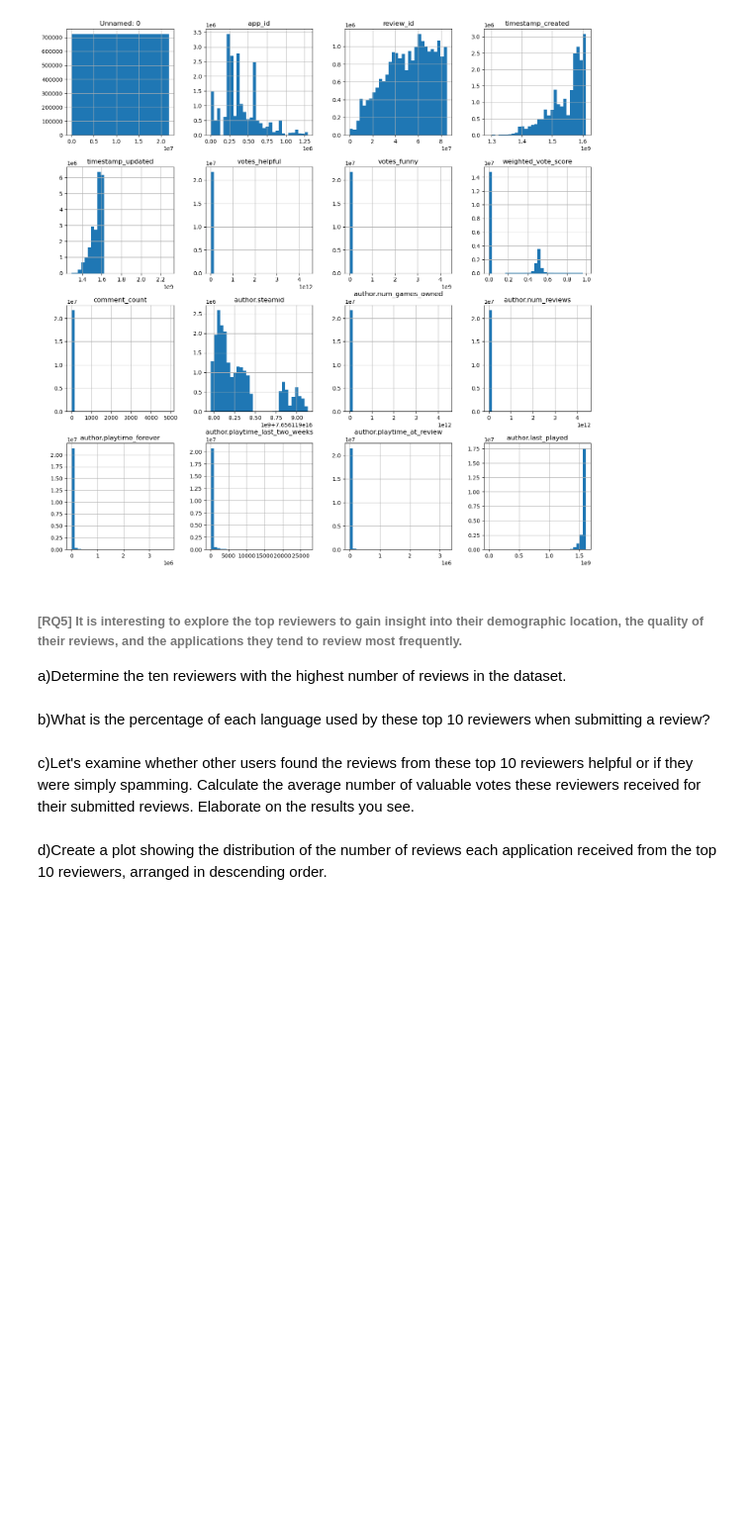
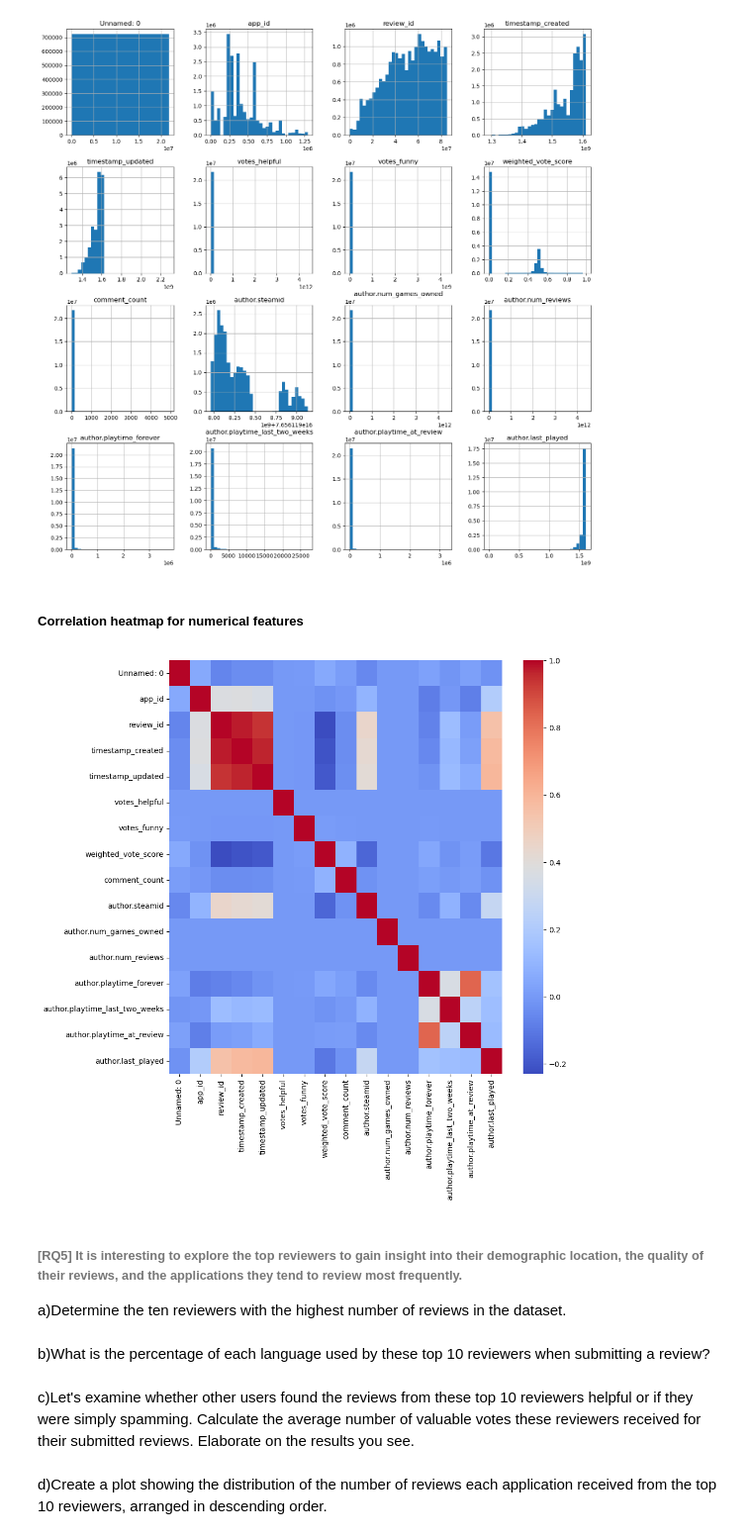
Before and after one commit to yaraoyoussef/ADM-HW2, a Jupyter notebook: main.ipynb, the cells around one changed output. Shown at 99% size. Drawn from its saved outputs; the diff is of its cells as text; code cells hidden in the pictures; blank space fills up the shorter version.

```diff
--- a/main.ipynb
+++ b/main.ipynb
@@ -99,3 +104,15 @@ df.hist(figsize=(17,17), bins=30)
 plt.show()
 # %% [output]
 [figure]
+# %% [markdown]
+##### Correlation heatmap for numerical features
+# %%
+# taking only numeric features
+numeric_df = df.select_dtypes(include=['float64', 'int64'])
+
+plt.figure(figsize=(10, 10))
+
+sns.heatmap(numeric_df.corr(), annot=False, cmap='coolwarm')
+plt.show()
+# %% [output]
+[figure, added]
```
Also changed, not shown: parts of 4 cells of this notebook.
